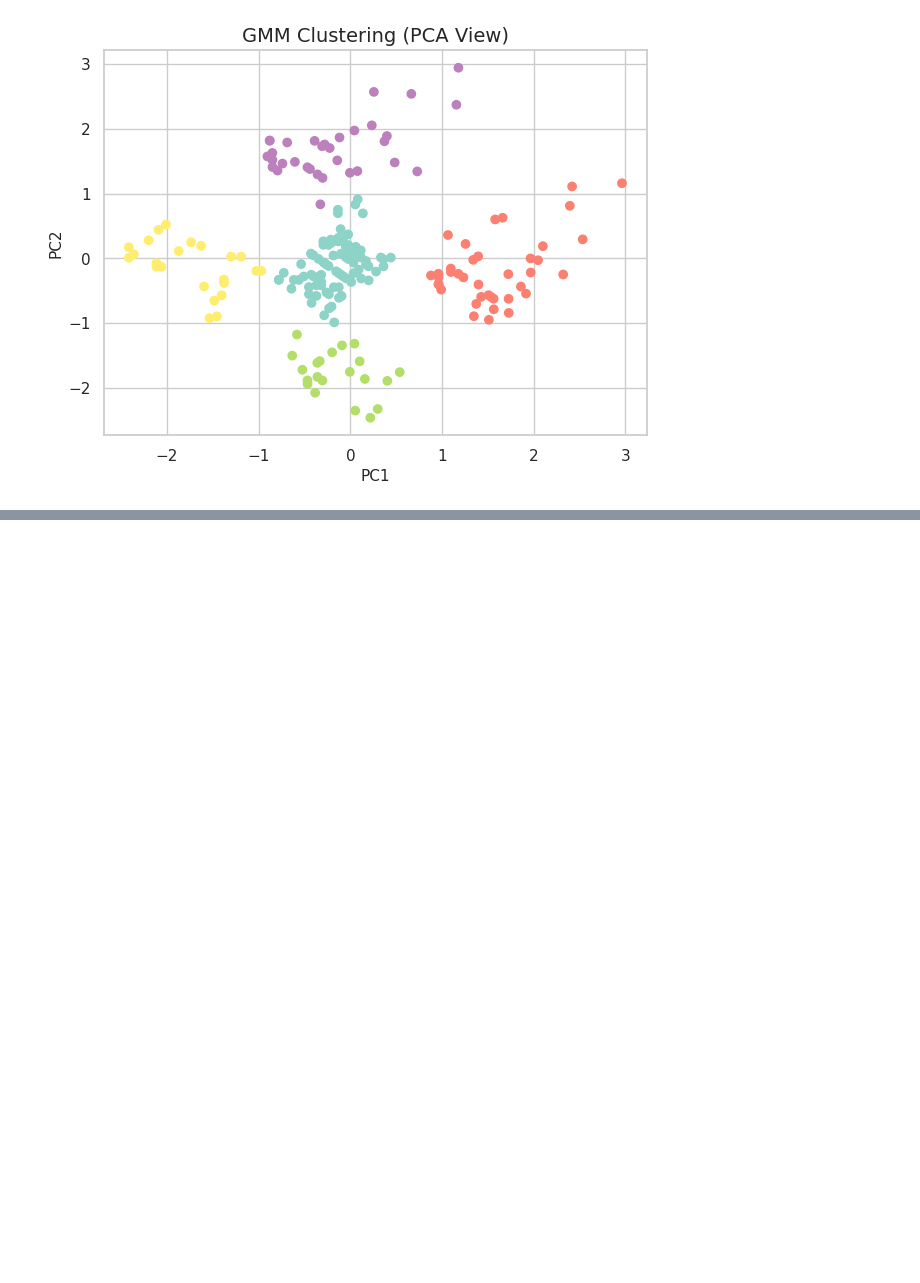
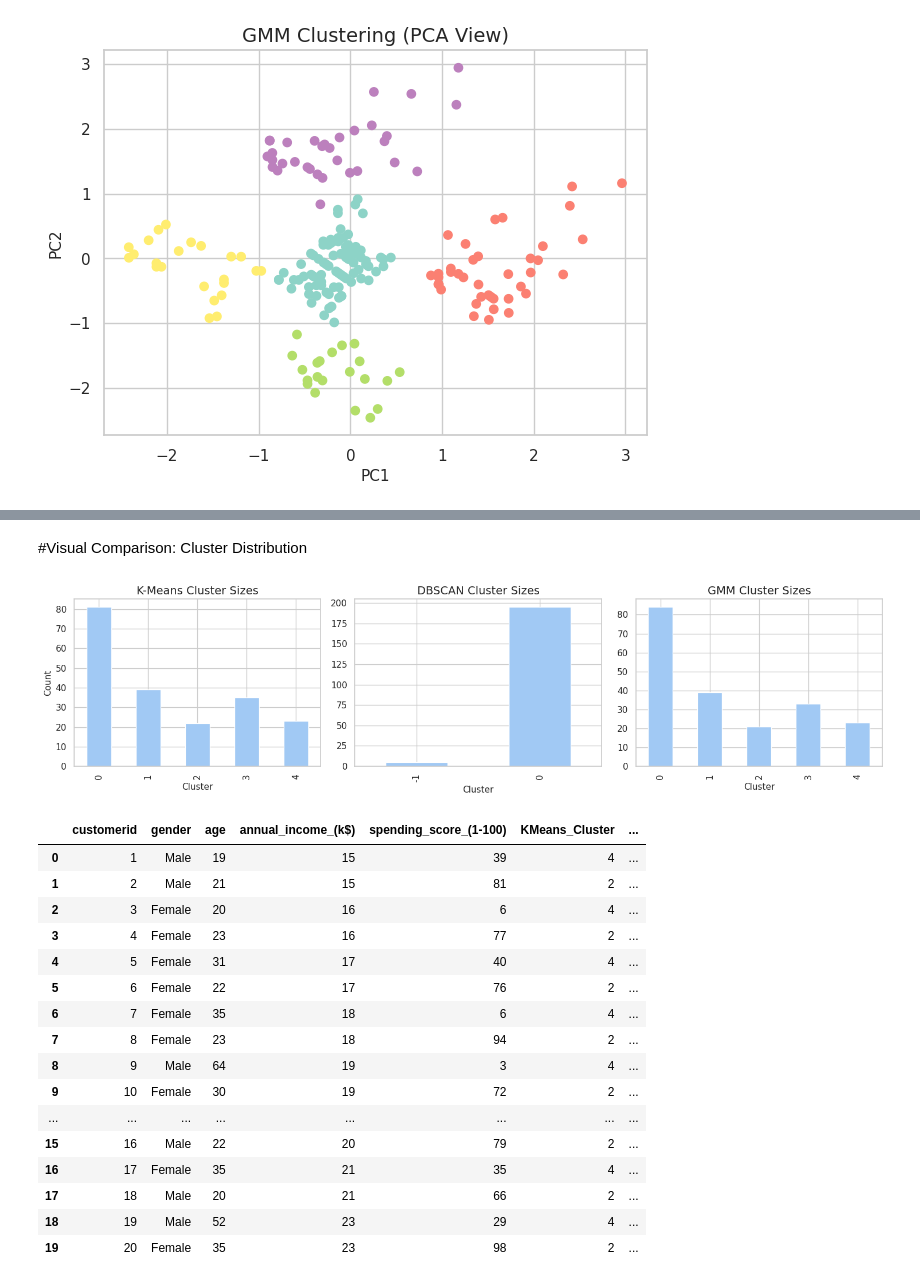
Before and after one commit to Cherryberry112/CSE475_Machine_Learning-, a Jupyter notebook: Lab/Lab02_Clustering.ipynb, the cells around one changed output, grey strips where cells are left out. Drawn from its saved outputs; the diff is of its cells as text; code cells hidden in the pictures; blank space fills up the shorter version.

```diff
--- a/Lab/Lab02_Clustering.ipynb
+++ b/Lab/Lab02_Clustering.ipynb
@@ -233,0 +294,49 @@ GMM Silhouette Score: 0.5536892843811245
+# %% [markdown]
+#Visual Comparison: Cluster Distribution
+# %%
+fig, axes = plt.subplots(1, 3, figsize=(15,4))
+
+# K-Means distribution
+pd.Series(k_labels).value_counts().sort_index().plot(kind='bar', ax=axes[0])
+axes[0].set_title('K-Means Cluster Sizes')
+axes[0].set_xlabel('Cluster')
+axes[0].set_ylabel('Count')
+
+# DBSCAN distribution
+pd.Series(d_labels).value_counts().sort_index().plot(kind='bar', ax=axes[1])
+axes[1].set_title('DBSCAN Cluster Sizes')
+axes[1].set_xlabel('Cluster')
+
+# GMM distribution
+pd.Series(g_labels).value_counts().sort_index().plot(kind='bar', ax=axes[2])
+axes[2].set_title('GMM Cluster Sizes')
+axes[2].set_xlabel('Cluster')
+
+plt.tight_layout()
+plt.show()
+
+results_df = df.copy()
+results_df['KMeans_Cluster'] = k_labels
+results_df['DBSCAN_Cluster'] = d_labels
+results_df['GMM_Cluster'] = g_labels
+
+results_df.head(20)
+# %% [output]
+[figure, added]
+|  | customerid | gender | age | annual_income_(k$) | spending_score_(1-100) | KMeans_Cluster | ... |
+| 0 | 1 | Male | 19 | 15 | 39 | 4 | ... |
+| 1 | 2 | Male | 21 | 15 | 81 | 2 | ... |
+| 2 | 3 | Female | 20 | 16 | 6 | 4 | ... |
+| 3 | 4 | Female | 23 | 16 | 77 | 2 | ... |
+| 4 | 5 | Female | 31 | 17 | 40 | 4 | ... |
+| 5 | 6 | Female | 22 | 17 | 76 | 2 | ... |
+| 6 | 7 | Female | 35 | 18 | 6 | 4 | ... |
+| 7 | 8 | Female | 23 | 18 | 94 | 2 | ... |
+| 8 | 9 | Male | 64 | 19 | 3 | 4 | ... |
+| 9 | 10 | Female | 30 | 19 | 72 | 2 | ... |
+| ... | ... | ... | ... | ... | ... | ... | ... |
+| 15 | 16 | Male | 22 | 20 | 79 | 2 | ... |
+| 16 | 17 | Female | 35 | 21 | 35 | 4 | ... |
+| 17 | 18 | Male | 20 | 21 | 66 | 2 | ... |
+| 18 | 19 | Male | 52 | 23 | 29 | 4 | ... |
+| 19 | 20 | Female | 35 | 23 | 98 | 2 | ... |
```
Also changed, not shown: parts of 13 cells of this notebook.
